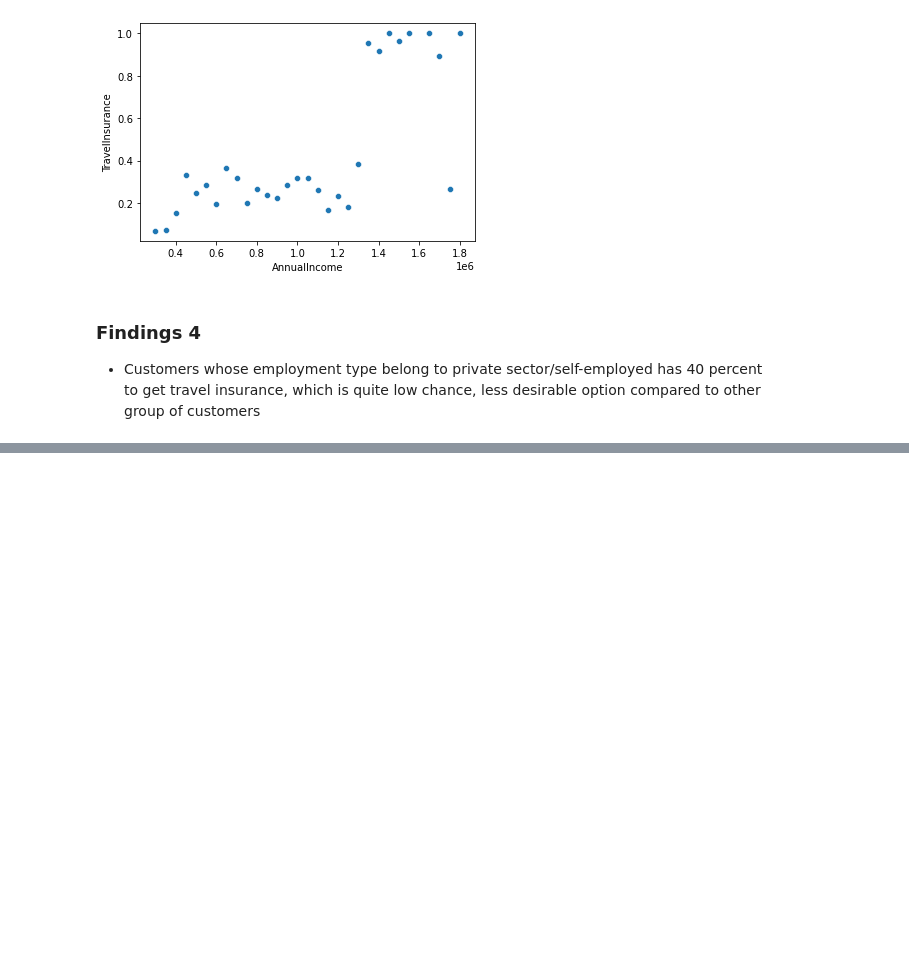
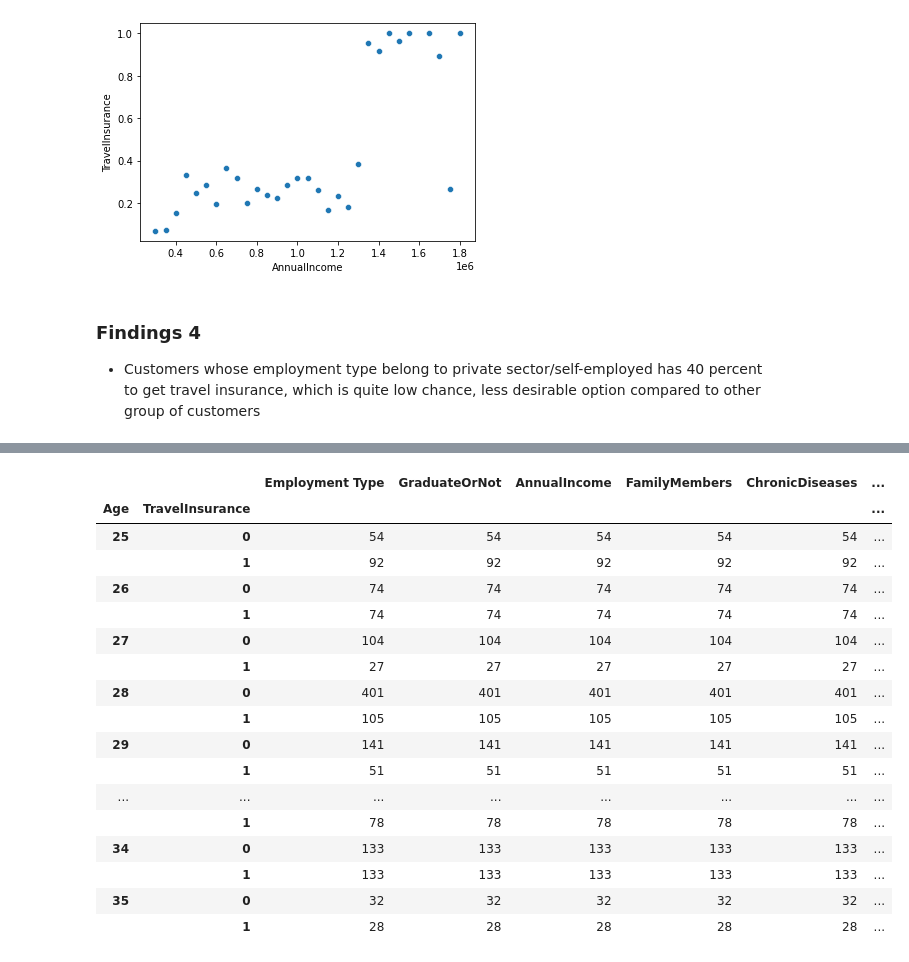
Before and after one commit to n2tp1311/da-case-study, a Jupyter notebook: notebook.ipynb, the cells around one changed output, grey strips where cells are left out. Drawn from its saved outputs; the diff is of its cells as text; code cells hidden in the pictures; blank space fills up the shorter version.

```diff
--- a/notebook.ipynb
+++ b/notebook.ipynb
@@ -167,0 +216,22 @@ pd.crosstab(customers.TravelInsurance, customers.Age, normalize=1, margins=True)
+# %%
+customers.groupby(['Age','TravelInsurance']).count()
+# customers.groupby(['Age'])['TravelInsurance'].count()
+# %% [output]
+|  |  | Employment Type | GraduateOrNot | AnnualIncome | FamilyMembers | ChronicDiseases | ... |
+| Age | TravelInsurance |  |  |  |  |  | ... |
+| 25 | 0 | 54 | 54 | 54 | 54 | 54 | ... |
+|  | 1 | 92 | 92 | 92 | 92 | 92 | ... |
+| 26 | 0 | 74 | 74 | 74 | 74 | 74 | ... |
+|  | 1 | 74 | 74 | 74 | 74 | 74 | ... |
+| 27 | 0 | 104 | 104 | 104 | 104 | 104 | ... |
+|  | 1 | 27 | 27 | 27 | 27 | 27 | ... |
+| 28 | 0 | 401 | 401 | 401 | 401 | 401 | ... |
+|  | 1 | 105 | 105 | 105 | 105 | 105 | ... |
+| 29 | 0 | 141 | 141 | 141 | 141 | 141 | ... |
+|  | 1 | 51 | 51 | 51 | 51 | 51 | ... |
+| ... | ... | ... | ... | ... | ... | ... | ... |
+|  | 1 | 78 | 78 | 78 | 78 | 78 | ... |
+| 34 | 0 | 133 | 133 | 133 | 133 | 133 | ... |
+|  | 1 | 133 | 133 | 133 | 133 | 133 | ... |
+| 35 | 0 | 32 | 32 | 32 | 32 | 32 | ... |
+|  | 1 | 28 | 28 | 28 | 28 | 28 | ... |
```
Also changed, not shown: parts of 7 cells of this notebook, 1 other file.
